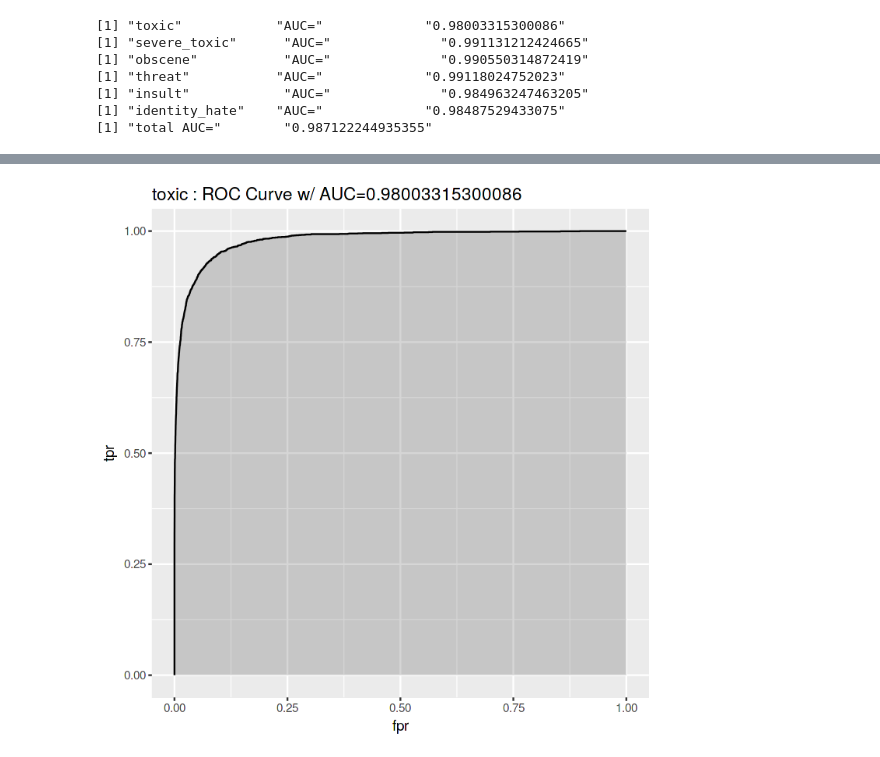
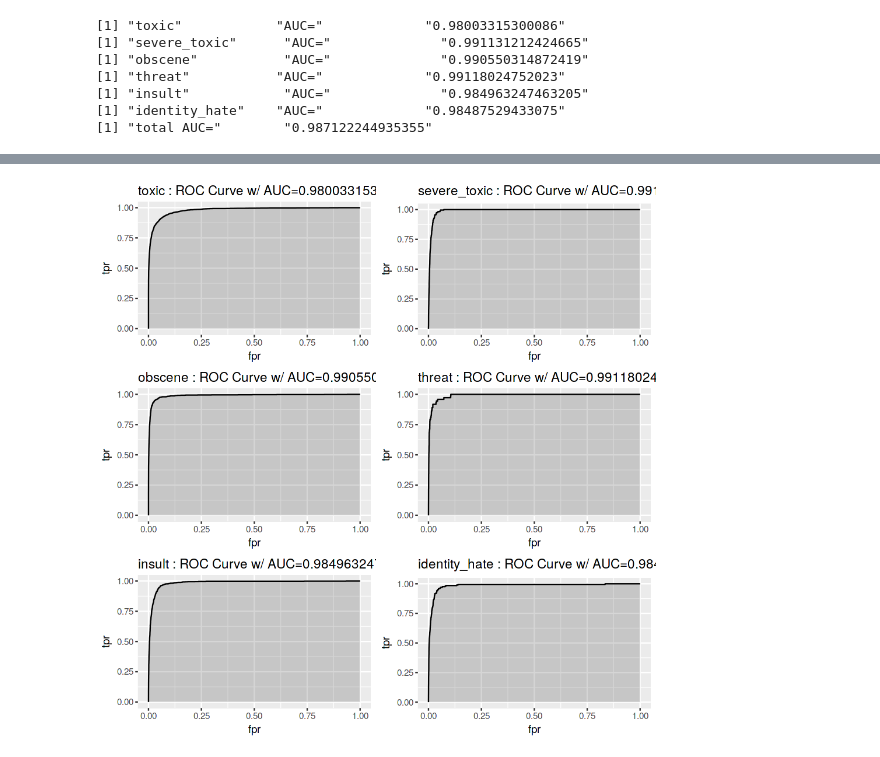
Before and after one commit to johnsmithm/toxic-comment-classification, a Jupyter notebook: notebook.ipynb, the cells around one changed output, grey strips where cells are left out. Drawn from its saved outputs; the diff is of its cells as text; code cells hidden in the pictures.

```diff
--- a/notebook.ipynb
+++ b/notebook.ipynb
@@ -491,18 +506,26 @@ aucrocResults(yhat_val, y_yval, classes)#save the output into the spreadsheet on
 # %%
-cl = 1# classid
-pred <- prediction(yhat_val[cl], y_yval[cl])#just first class
-perf <- performance(pred, measure = "tpr", x.measure = "fpr")
-# I know, the following code is bizarre. Just go with it.
-auc <- performance(pred, measure = "auc")
-auc <- auc@y.values[[1]]
+options(repr.plot.width=8,repr.plot.height=8)
+plotauc <- function(cl){
+    #cl = 1# classid
+    pred <- prediction(yhat_val[cl], y_yval[cl])#just first class
+    perf <- performance(pred, measure = "tpr", x.measure = "fpr")
+    # I know, the following code is bizarre. Just go with it.
+    auc <- performance(pred, measure = "auc")
+    auc <- auc@y.values[[1]]
 
-roc.data <- data.frame(fpr=unlist(perf@x.values),
- tpr=unlist(perf@y.values),
- model="GLM")
-ggplot(roc.data, aes(x=fpr, ymin=0, ymax=tpr)) +
- geom_ribbon(alpha=0.2) +
- geom_line(aes(y=tpr)) +
- ggtitle(paste0(classes[cl]," : ROC Curve w/ AUC=", auc))#todo: make subplots for each class!
-#https://community.alteryx.com/t5/Data-Science-Blog/ROC-Curves-in-Python-and-R/ba-p/138430 --explanations about auc roc
+    roc.data <- data.frame(fpr=unlist(perf@x.values),
+     tpr=unlist(perf@y.values),
+     model="GLM")
+    p1 <- ggplot(roc.data, aes(x=fpr, ymin=0, ymax=tpr)) +
+     geom_ribbon(alpha=0.2) +
+     geom_line(aes(y=tpr)) +
+     ggtitle(paste0(classes[cl]," : ROC Curve w/ AUC=", auc))
+    p1
+    }
+p  = list()
+for(i in 1:6) {
+    p[[i]] = plotauc(i)
+    }
+do.call(grid.arrange,p)
 # %% [output]
-[figure, old version]
+[figure, new version]
```
Also changed, not shown: parts of 12 cells of this notebook.
